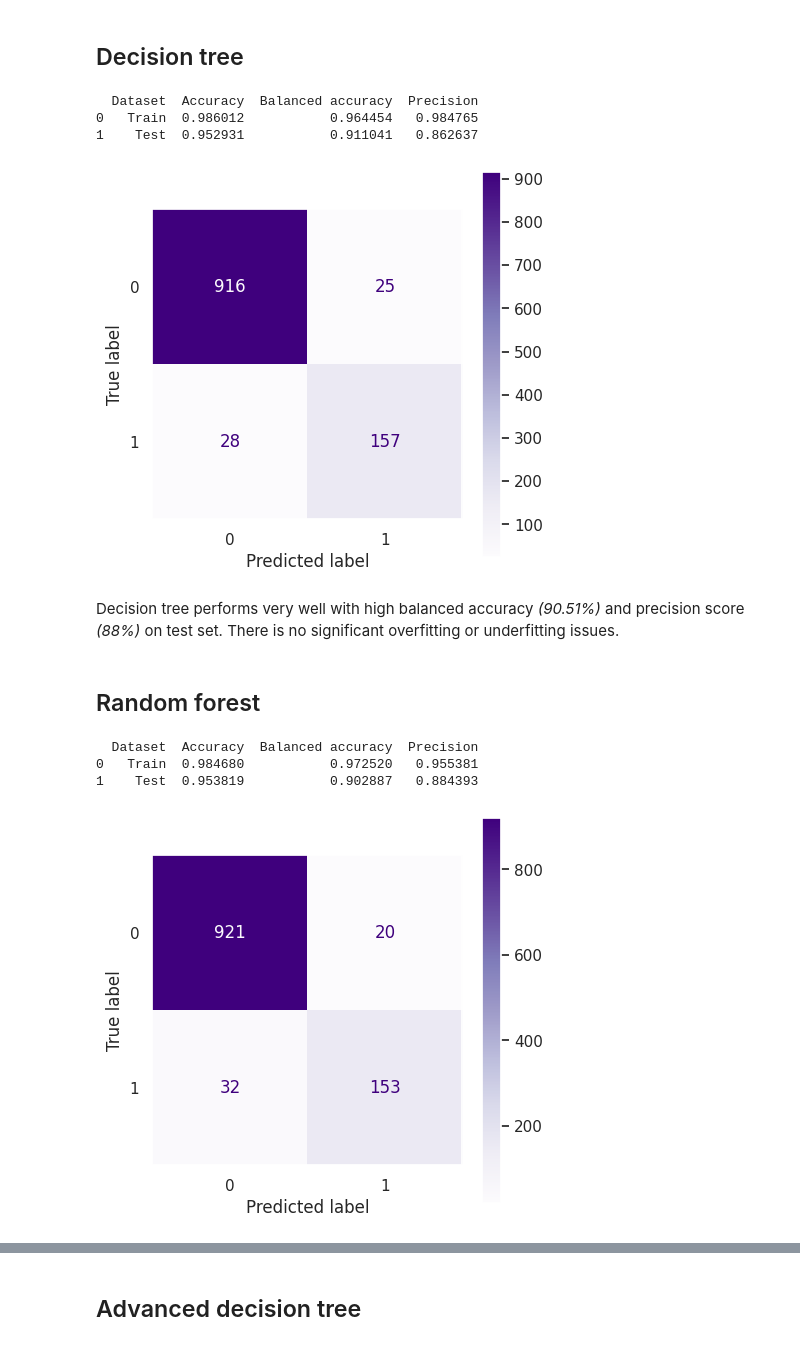
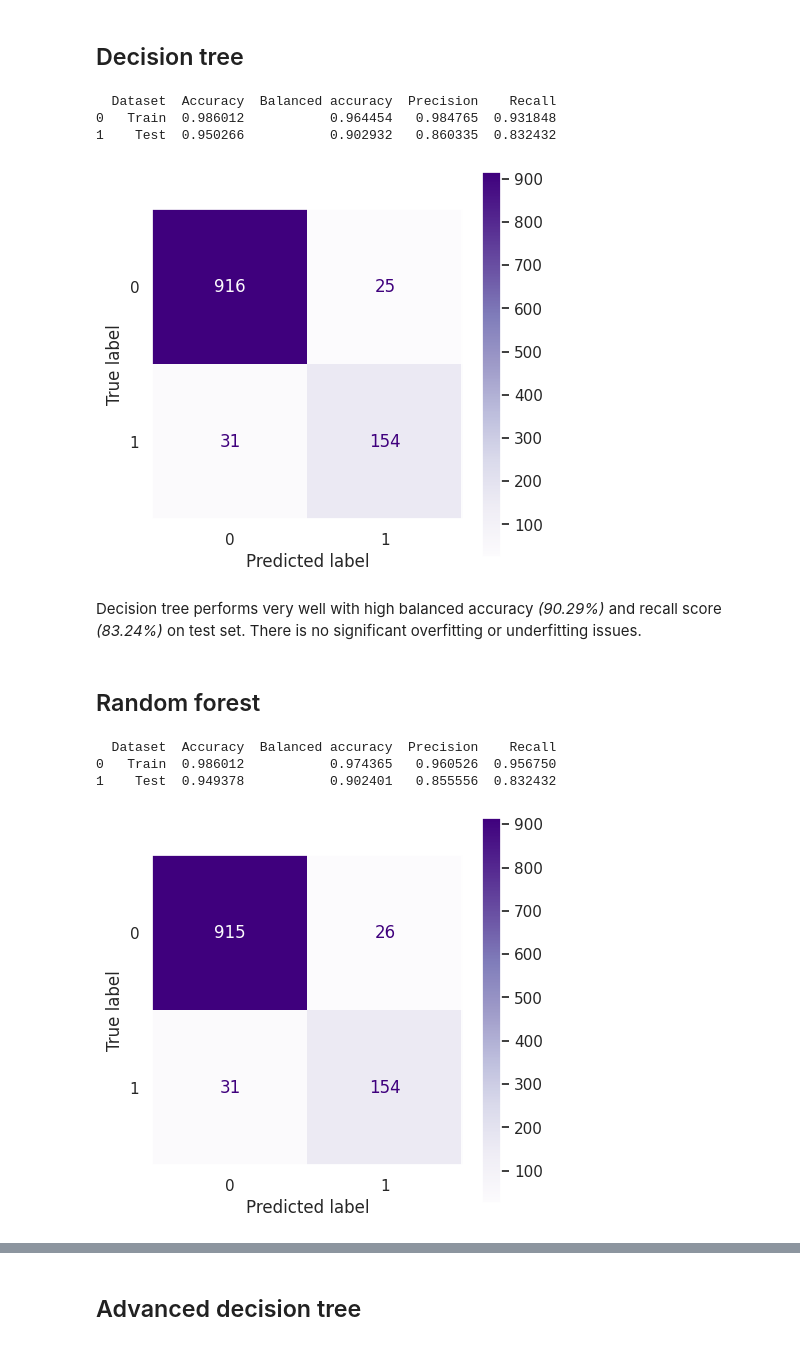
Before and after one commit to thanhtruchhh/Churn_Prediction, a Jupyter notebook: Churn_Prediction.ipynb, the cells around one changed output, grey strips where cells are left out. Drawn from its saved outputs; the diff is of its cells as text; code cells hidden in the pictures.

```diff
--- a/Churn_Prediction.ipynb
+++ b/Churn_Prediction.ipynb
@@ -494,6 +479,19 @@ Name: Complain, Length: 4504, dtype: int64
 # Model training & Evaluation
 # %%
 def evaluate_and_display_metrics(model, X_train, X_test, y_train, y_test):
+  '''
+  Evaluate a machine learning model's performance on training and testing datasets, and display key metrics and a confusion matrix.
+
+  Parameters:
+  - model (object): The trained machine learning model to evaluate.
+  - X_train (array-like): Feature matrix for the training dataset.
+  - X_test (array-like): Feature matrix for the testing dataset.
+  - y_train (array-like): True labels for the training dataset.
+  - y_test (array-like): True labels for the testing dataset.
+
+  Returns:
+  None
+  '''
   # Predict
   y_train_pred = model.predict(X_train)
   y_test_pred = model.predict(X_test)
@@ -502,7 +500,8 @@ def evaluate_and_display_metrics(model, X_train, X_test, y_train, y_test):
   metrics = {'Dataset': ['Train', 'Test'],
              'Accuracy': [accuracy_score(y_train, y_train_pred), accuracy_score(y_test, y_test_pred)],
              'Balanced accuracy': [balanced_accuracy_score(y_train, y_train_pred), balanced_accuracy_score(y_test, y_test_pred)],
-             'Precision': [precision_score(y_train, y_train_pred), precision_score(y_test, y_test_pred)]}
+             'Precision': [precision_score(y_train, y_train_pred), precision_score(y_test, y_test_pred)],
+             'Recall': [recall_score(y_train, y_train_pred), recall_score(y_test, y_test_pred)]}
   print(pd.DataFrame(metrics))
 
   # Calc and show confusion matrix
@@ -541,24 +540,24 @@ Logistic regression performs not as well as the others as indicated by its low b
 # %% [markdown]
 ## Decision tree
 # %%
-dec_clf = DecisionTreeClassifier()
+dec_clf = DecisionTreeClassifier(random_state = 42)
 dec_clf.fit(X_train, y_train)
 evaluate_and_display_metrics(dec_clf, X_train, X_test, y_train, y_test)
 # %% [output]
-  Dataset  Accuracy  Balanced accuracy  Precision
-0   Train  0.986012           0.964454   0.984765
-1    Test  0.952931           0.911041   0.862637
+  Dataset  Accuracy  Balanced accuracy  Precision    Recall
+0   Train  0.986012           0.964454   0.984765  0.931848
+1    Test  0.950266           0.902932   0.860335  0.832432
-[figure, old version]
+[figure, new version]
 # %% [markdown]
-Decision tree performs very well with high balanced accuracy *(90.51%)* and precision score *(88%)* on test set. There is no significant overfitting or underfitting issues.
+Decision tree performs very well with high balanced accuracy *(90.29%)* and recall score *(83.24%)* on test set. There is no significant overfitting or underfitting issues.
 # %% [markdown]
 ## Random forest
 # %%
-rf_clf = RandomForestClassifier(n_estimators = 10, random_state = 0)
+rf_clf = RandomForestClassifier(random_state = 42)
 rf_clf.fit(X_train, y_train)
 evaluate_and_display_metrics(rf_clf, X_train, X_test, y_train, y_test)
 # %% [output]
-  Dataset  Accuracy  Balanced accuracy  Precision
-0   Train  0.984680           0.972520   0.955381
-1    Test  0.953819           0.902887   0.884393
+  Dataset  Accuracy  Balanced accuracy  Precision    Recall
+0   Train  0.986012           0.974365   0.960526  0.956750
+1    Test  0.949378           0.902401   0.855556  0.832432
-[figure, old version]
+[figure, new version]
```
Also changed, not shown: parts of 32 cells of this notebook.
